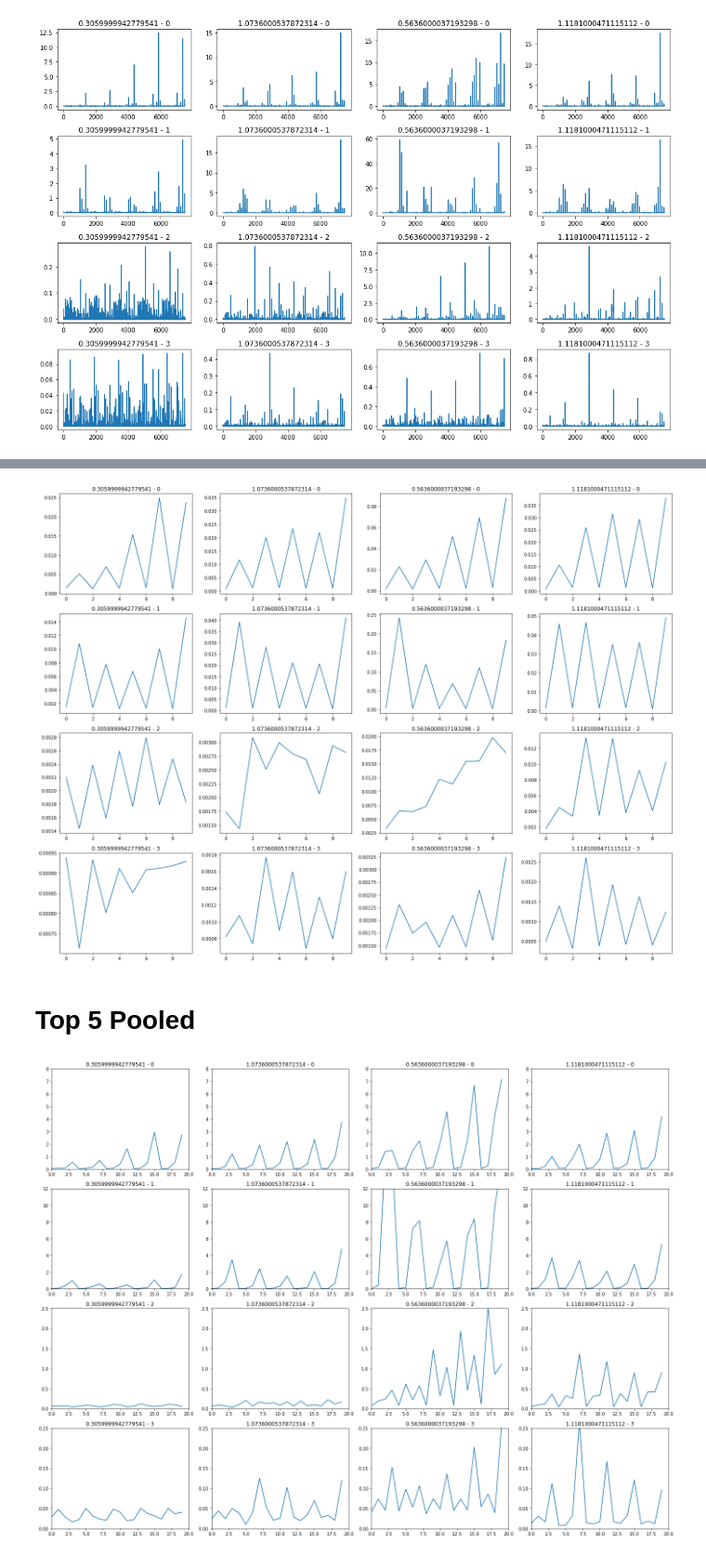
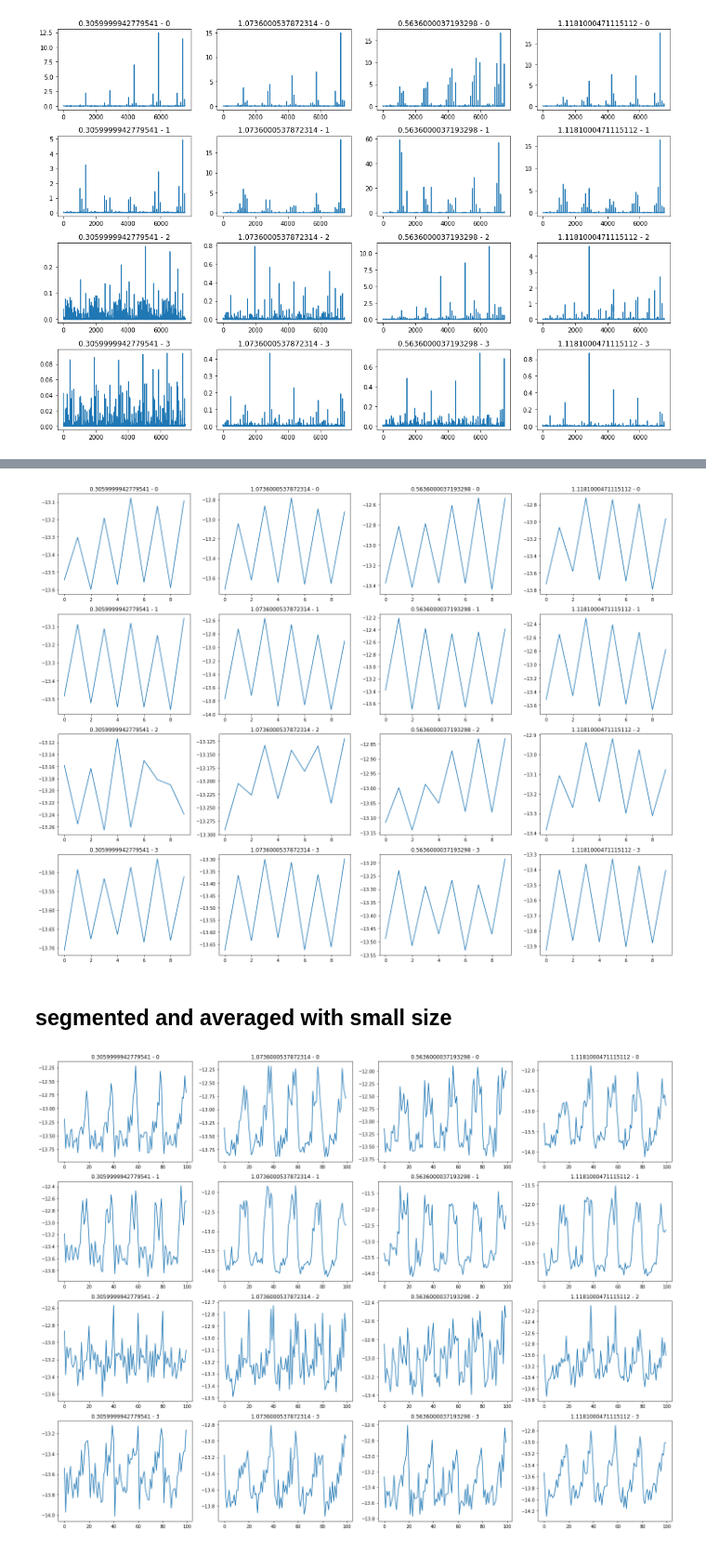
Before and after one commit to sammer1107/ML-DataAnalysis, a Jupyter notebook: bigdata/ThuBigData.ipynb, the cells around one changed output, grey strips where cells are left out. Shown at 93% size. Saved outputs shown, nothing was run; the diff lists cells and outputs as text; code cells hidden in the pictures.

```diff
--- a/bigdata/ThuBigData.ipynb
+++ b/bigdata/ThuBigData.ipynb
@@ -16,5 +24,5 @@ for xls in os.listdir('sample_data/'):
     attrs.append(np.array(data))
     target.append(np.float32(output))
 
-attrs = np.array(attrs)
-target = np.array(target)
+attrs = np.array(attrs, dtype=np.float32)
+target = np.array(target, dtype=np.float32)
@@ -88,7 +113,8 @@ plt.axis([2.7e-06, 3.6e-06, 0, 1.2])
 plt.figure(figsize=[15,10])
 for i in range(4*num_selection):
     plt.subplot(4,num_selection,i+1)
-    plt.plot(cattrs[i%num_selection,:,i//num_selection])
+    # plt.plot(np.log(cattrs[i%num_selection,:,i//num_selection]))
+    plt.scatter(np.arange(len(cattrs[i%num_selection,:,i//num_selection])), np.log(cattrs[i%num_selection,:,i//num_selection]), s=1)
     plt.title("{} - {}".format(ctargets[i%num_selection], i//num_selection))
 plt.tight_layout()
 # %% [output]
@@ -118,0 +132,19 @@ Text(0.5,1,'0.306')
+# %%
+plt.figure(figsize=[15,6])
+
+for i in range(4):
+    plt.subplot(2,2,i+1)
+    data_index = 2 if i%2 ==0 else 0
+    compare_index = 0 if i//2 ==0 else 2
+    x = np.log(cattrs[data_index,:,compare_index])
+    y = np.log(cattrs[data_index,:,compare_index+1])
+    plt.scatter(x, y, s=1)
+
+    reg = linregress(x,y)
+    reg_x = np.linspace(min(x), max(x), 3)
+    predict = reg_x*reg.slope + reg.intercept
+    plt.plot(reg_x, predict, 'r')
+
+    plt.title("{:.5f}".format(ctargets[data_index]))
+
+plt.tight_layout()
@@ -126,36 +160,29 @@ plt.figure(figsize=[20,15])
 for i in range(4*num_selection):
     plt.subplot(4,num_selection,i+1)
     y = np.array(cattrs[i%num_selection,:,i//num_selection], dtype=np.float32)
-    y = np.power(y,2)*1e8
+    y = np.log(y)
     for j, index in enumerate(range(0,7500,750)):
         pooled[j] = y[index:index+750].mean()
     plt.plot(pooled)
     plt.title("{} - {}".format(ctargets[i%num_selection], i//num_selection))
 plt.tight_layout()
 # %% [output]
-[figure, old version]
+[figure, new version]
-# %% [markdown]
-# Top 5 Pooled
+# %% [markdown]
+## segmented and averaged with small size
 # %%
-pool_size = 375
+pool_size = 75
 pooled = np.empty([7500//pool_size])
 plt.figure(figsize=[20,15])
 for i in range(4*num_selection):
     plt.subplot(4,num_selection,i+1)
     y = np.array(cattrs[i%num_selection,:,i//num_selection], dtype=np.float32)
-    y = np.power(y,2)*1e8
+    y = np.log(y)
     for j, index in enumerate(range(0,7500,pool_size)):
-        pooled[j] = np.mean(np.sort(y[index:index+pool_size])[-5:])
+        pooled[j] = np.mean(np.sort(y[index:index+pool_size]))
     plt.plot(pooled)
     plt.title("{} - {}".format(ctargets[i%num_selection], i//num_selection))
-    if i//4 == 0:
-        plt.axis([0,20,0,8])
-    elif i//4 == 1:
-        plt.axis([0,20,0,12])
-    elif i//4 == 2:
-        plt.axis([0,20,0,2.5])
-    elif i//4 == 3:
-        plt.axis([0,20,0,0.25])
+
 plt.tight_layout()
 # %% [output]
-[figure, old version]
+[figure, new version]
```
Also changed, not shown: parts of 29 cells of this notebook, 1 other file.
